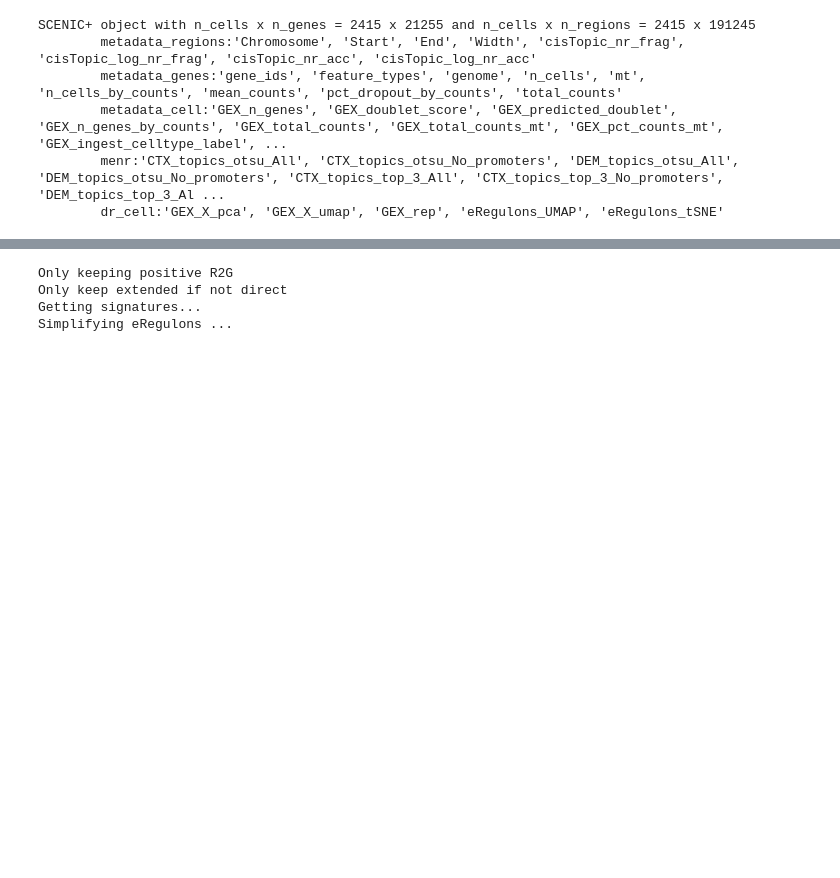
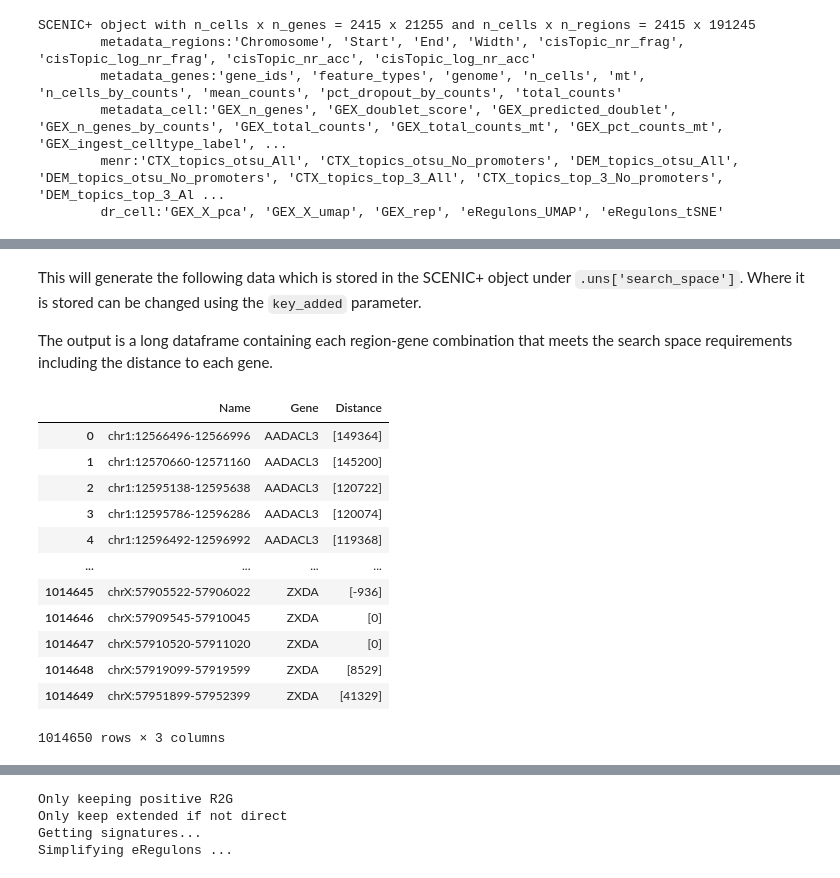
Before and after one commit to aertslab/scenicplus, a Jupyter notebook: docs/pbmc_multiome_tutorial.ipynb, the cells around one changed output, grey strips where cells are left out. Drawn from its saved outputs; the diff is of its cells as text; code cells hidden in the pictures; blank space fills up the shorter version.

```diff
--- a/docs/pbmc_multiome_tutorial.ipynb
+++ b/docs/pbmc_multiome_tutorial.ipynb
@@ -1358,0 +1357,20 @@ This is initially stored in a list of `eRegulon` classes as depicted below.
+# %% [markdown]
+This will generate the following data which is stored in the SCENIC+ object under `.uns['search_space']`. Where it is stored can be changed using the `key_added` parameter.
+
+The output is a long dataframe containing each region-gene combination that meets the search space requirements including the distance to each gene.
+# %%
+scplus_obj.uns['search_space']
+# %% [output]
+|  | Name | Gene | Distance |
+| 0 | chr1:12566496-12566996 | AADACL3 | [149364] |
+| 1 | chr1:12570660-12571160 | AADACL3 | [145200] |
+| 2 | chr1:12595138-12595638 | AADACL3 | [120722] |
+| 3 | chr1:12595786-12596286 | AADACL3 | [120074] |
+| 4 | chr1:12596492-12596992 | AADACL3 | [119368] |
+| ... | ... | ... | ... |
+| 1014645 | chrX:57905522-57906022 | ZXDA | [-936] |
+| 1014646 | chrX:57909545-57910045 | ZXDA | [0] |
+| 1014647 | chrX:57910520-57911020 | ZXDA | [0] |
+| 1014648 | chrX:57919099-57919599 | ZXDA | [8529] |
+| 1014649 | chrX:57951899-57952399 | ZXDA | [41329] |
+1014650 rows × 3 columns
```
Also changed, not shown: parts of 83 cells of this notebook, 4 other files.
